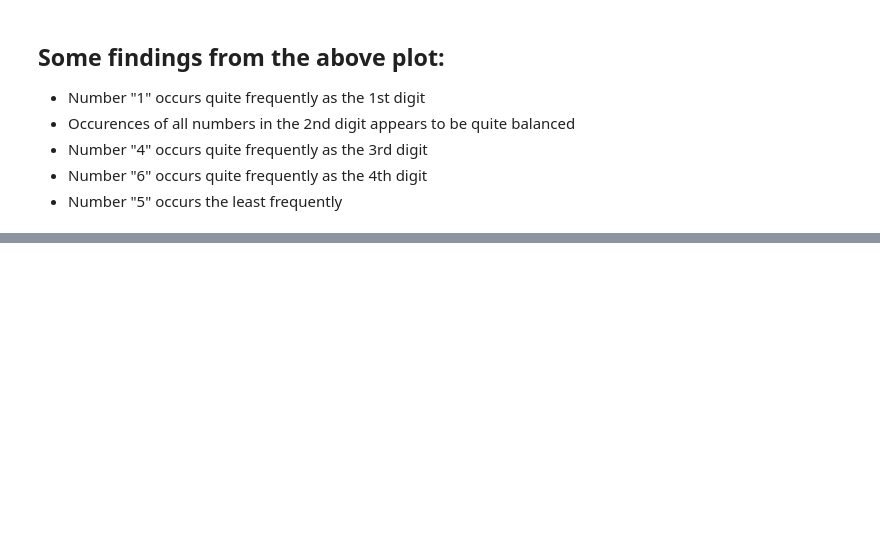
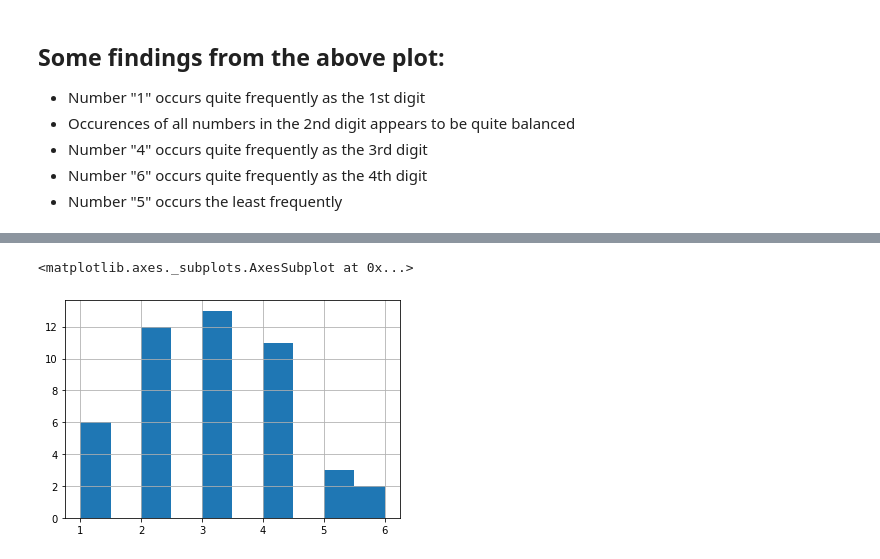
Before and after one commit to yongyct/singapore-pools-analysis, a Jupyter notebook: singapore_pools_analysis.ipynb, the cells around one changed output, grey strips where cells are left out. Saved outputs shown, nothing was run; the diff lists cells and outputs as text; code cells hidden in the pictures; blank space fills up the shorter version.

```diff
--- a/singapore_pools_analysis.ipynb
+++ b/singapore_pools_analysis.ipynb
@@ -37,7 +43,14 @@ FD_CONSOLATION_PRIZE_CLASS = 'tbodyConsolationPrizes'
 FD_STARTER_PRIZE_CSS_SEL = ' '.join(['.' + FD_STARTER_PRIZE_CLASS, 'td'])
 FD_CONSOLAION_PRIZE_CSS_SEL = ' '.join(['.' + FD_CONSOLATION_PRIZE_CLASS, 'td'])
 
+TOTO_WIN_CLASS = 'win'
+TOTO_ADDITIONAL_CLASS = 'additional'
+
+TOTO_WIN_CSS_SEL = TOTO_WIN_CLASS
+TOTO_ADDITIONAL_CSS_SEL = '.' + TOTO_ADDITIONAL_CLASS
+
 FD_LAST_N_DRAWS = 10
+TOTO_LAST_N_DRAWS = 20
 
 TOTO_OUTLETS = 'divWinningOutlets'
 
@@ -215,8 +241,0 @@ toto_sppl_ids = [draw.get(SPPL_ATTR).rpartition('=')[2] for draw in toto_draw_li
-# %%
-for i in range(0, 5):
-    toto_result_page = requests.get(TOTO_RESULT_URL + toto_sppl_ids[i])
-    toto_result_soup = BeautifulSoup(toto_result_page.content, PARSER_NAME)
-    toto_result_dt = datetime.strptime(toto_result_soup.find_all(class_=DRAW_DATE_CLASS)[0].get_text().rpartition(', ')[2], DT_FORMAT)
-    winning_outlets = toto_result_soup.select('.divWinningOutlets ul')
-    if len(winning_outlets) != 0:
-        pass
@@ -222,0 +342,6 @@ for i in range(0, 5):
+# %%
+### Plot out histogram of number occurences frequencies ###
+toto_result_df[toto_result_df['Win'] == 1].groupby('Win Number').count().iloc[:, 0].sort_values(ascending=False).hist()
+# %% [output]
+<matplotlib.axes._subplots.AxesSubplot at 0x...>
+[figure, added]
```
Also changed, not shown: parts of 16 cells of this notebook.
